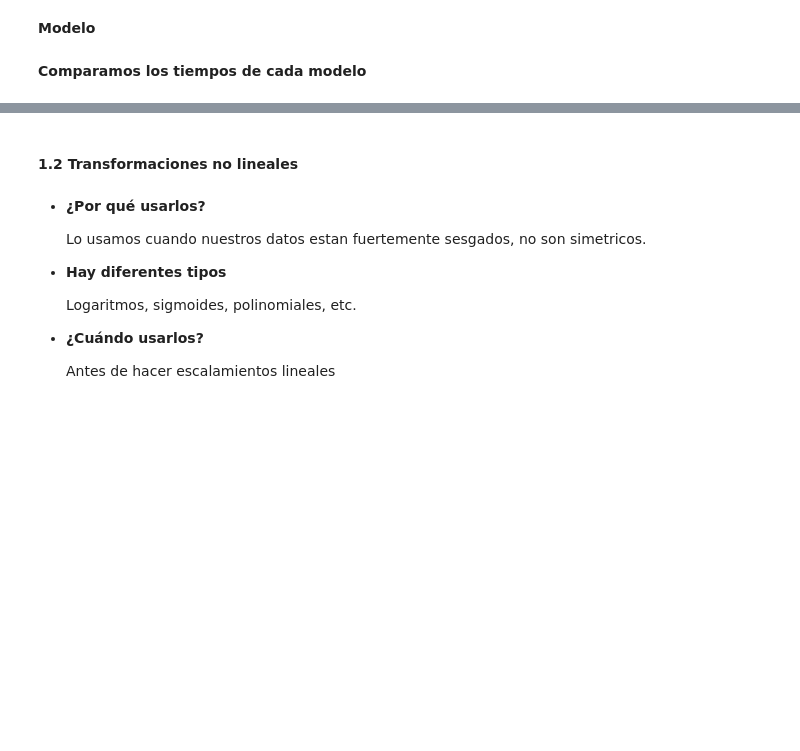
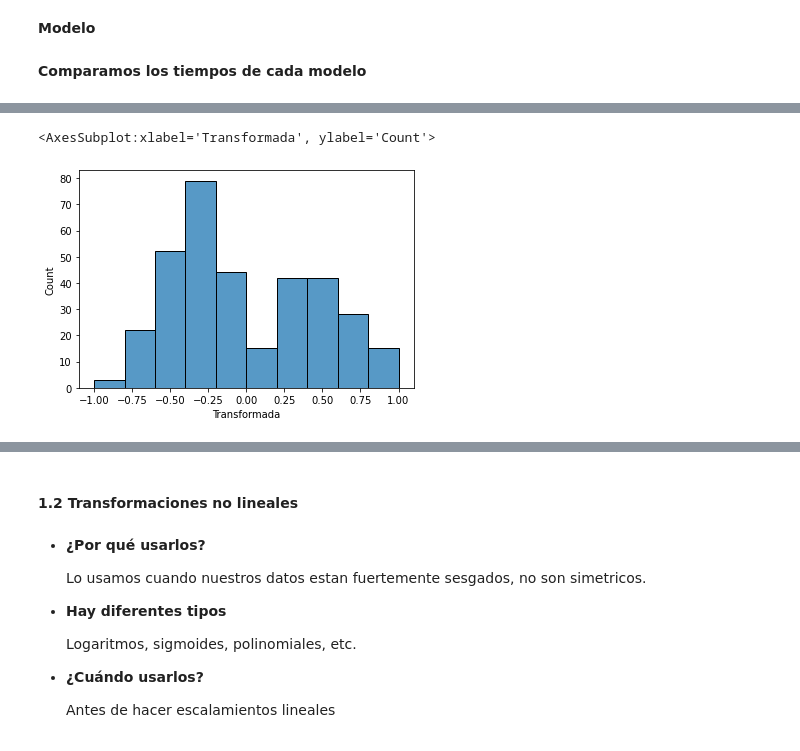
Before and after one commit to JuanFeA98/Estadistica_Probabilidad, a Jupyter notebook: Estadistica_Descriptiva/03. Procesamiento de datos.ipynb, the cells around one changed output, grey strips where cells are left out. Cells and saved outputs as stored; diff of their text form; code cells hidden in the pictures; blank space fills up the shorter version.

```diff
--- a/Estadistica_Descriptiva/03. Procesamiento de datos.ipynb
+++ b/Estadistica_Descriptiva/03. Procesamiento de datos.ipynb
@@ -119,0 +154,5 @@ round(raw_time, 2), round(scaled_time, 2)
+# %%
+sns.histplot(data['Transformada'])
+# %% [output]
+<AxesSubplot:xlabel='Transformada', ylabel='Count'>
+[figure, added]
```
Also changed, not shown: parts of 13 cells of this notebook.
